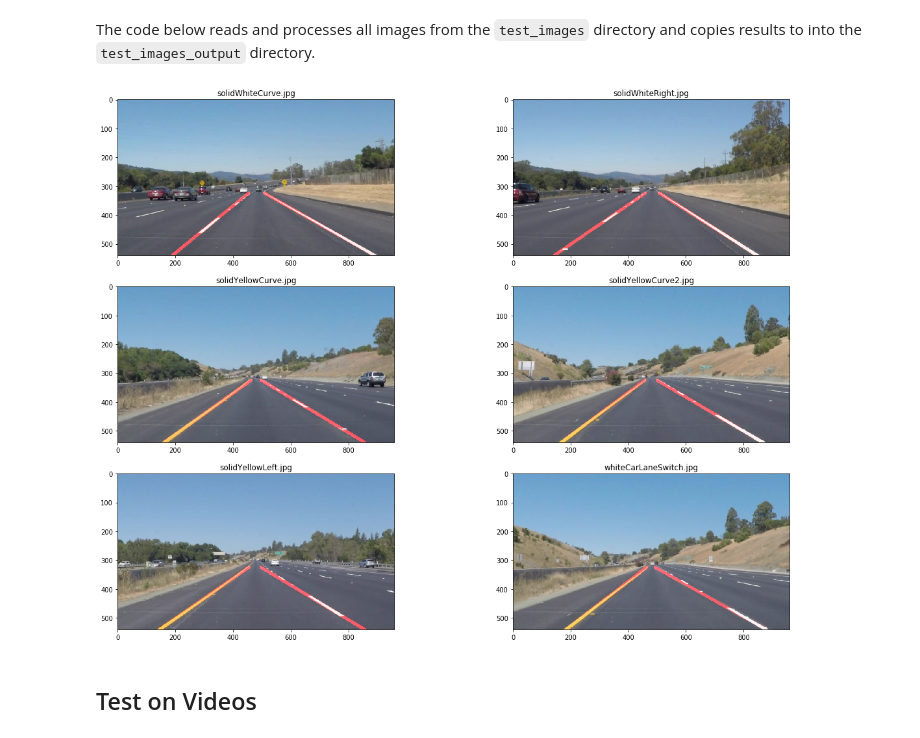
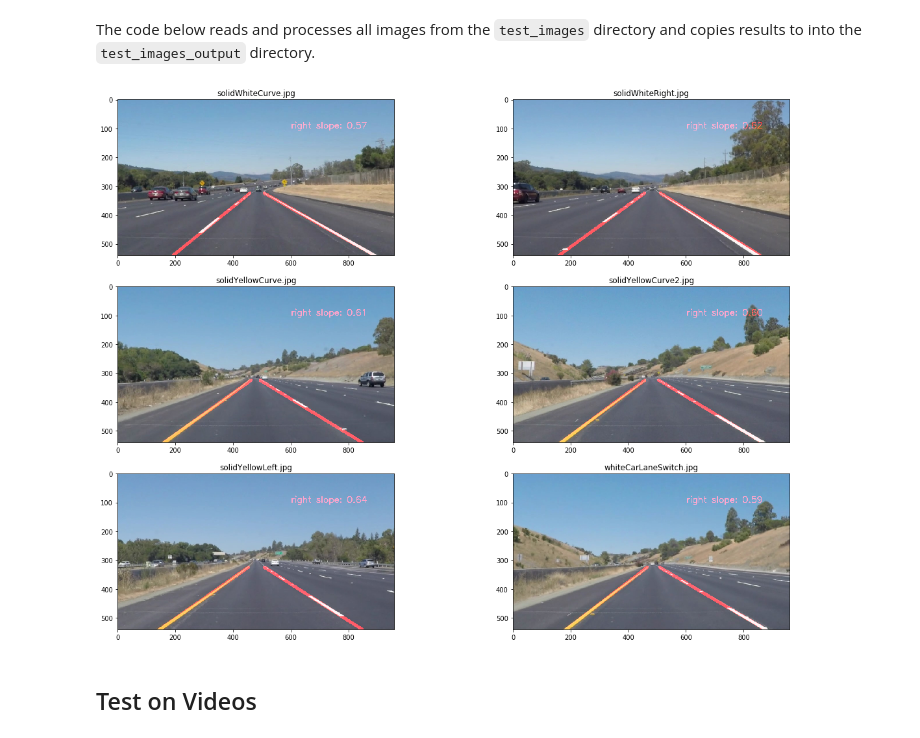
Before and after one commit to yura/CarND-LaneLines-P1-Solution, a Jupyter notebook: P1.ipynb, the cells around one changed output. Cells and saved outputs as stored; diff of their text form; code cells hidden in the pictures.

Commit message:
adding debug and changing params for Hough Transform according to the feedback

```diff
--- a/P1.ipynb
+++ b/P1.ipynb
@@ -7,7 +7,7 @@
 ## Import Packages
 # %%
 # Add debug info on the images
-DEBUG = False
+DEBUG = True
 
 #importing some useful packages
 import math
@@ -191,11 +191,9 @@ def lane_line(img, lines):
 
 def print_debug(img, lines):
     font = cv2.FONT_HERSHEY_SIMPLEX
-    #if len(lines) == 1:
-    #    cv2.putText(img, ("right slope: %.2f" % lines[0]['slope']), (600,100), font, 1,(255,0,0),2)
 
     if len(lines) == 2:
-        cv2.putText(img, ("right slope: %.2f" % lines[1]['slope']), (600,100), font, 1,(255,0,0),2)
+        cv2.putText(img, ("right slope: {:.2f}".format(lines[1]['slope'])), (600,100), font, 1,(255,0,0),2)
 
 def draw_lines(img, lines, color=[255, 0, 0], thickness=2):
     """
@@ -218,6 +216,8 @@ def draw_lines(img, lines, color=[255, 0, 0], thickness=2):
     # 2. Find the lowest points for each edge line and extrapolate it to the bottom of the image
     # 3. Find the highest points for each edge line and extrapolate all the lines to the same height
     # 4. Calculate a middle line for each line
+
+
 
     left = []
     right = []
@@ -273,9 +273,8 @@ def hough_lines(img, rho, theta, threshold, min_line_len, max_line_gap):
     Returns an image with hough lines drawn.
     """
     lines = cv2.HoughLinesP(img, rho, theta, threshold, np.array([]), minLineLength=min_line_len, maxLineGap=max_line_gap)
-    line_img = np.zeros((img.shape[0], img.shape[1], 3), dtype=np.uint8)
-    draw_lines(line_img, lines)
-    return line_img
+
+    return lines
 
 # Python 3 has support for cool math symbols.
 def weighted_img(img, initial_img, α=0.8, β=1., λ=0.):
@@ -292,7 +291,7 @@ def weighted_img(img, initial_img, α=0.8, β=1., λ=0.):
     """
     return cv2.addWeighted(initial_img, α, img, β, λ)
 
-def process_image(img):
+def process_image(img, file_name=None):
     # Convert to grayscale
     gray = grayscale(img)
 
@@ -318,14 +317,33 @@ def process_image(img):
     # Find all lines from the points using Hough Transform and draw it
     rho = 2 # distance resolution in pixels of the Hough grid
     theta = np.pi/180 # angular resolution in radians of the Hough grid
-    threshold = 15   # minimum number of votes (intersections in Hough grid cell)
-    min_line_length = 30 # 30 # minimum number of pixels making up a line
-    max_line_gap = 20 # maximum gap in pixels between connectable line segments
-    line_image = hough_lines(masked_edges, rho, theta, threshold, min_line_length, max_line_gap)
+    threshold = 50   # minimum number of votes (intersections in Hough grid cell)
+    min_line_length = 100 # 30 # minimum number of pixels making up a line
+    max_line_gap = 100 # maximum gap in pixels between connectable line segments
+    lines = hough_lines(masked_edges, rho, theta, threshold, min_line_length, max_line_gap)
+
+    line_image = np.zeros((img.shape[0], img.shape[1], 3), dtype=np.uint8)
+    draw_lines(line_image, lines)
 
     # Add image with lines to original image
     weighted = weighted_img(img, line_image)
 
+    if DEBUG and file_name:
+        cv2.imwrite("debug/01-gray-{}".format(file_name), gray)
+        cv2.imwrite("debug/02-denoised-{}".format(file_name), blur_gray)
+        cv2.imwrite("debug/03-edges-{}".format(file_name), edges)
+        cv2.imwrite("debug/04-masked-edges-{}".format(file_name), masked_edges)
+
+        all_lines_image = np.zeros_like(img)
+        for l in lines:
+            x1, y1, x2, y2 = l[0]
+            cv2.line(all_lines_image, (x1, y1), (x2, y2), [255, 0, 0], 1)
+        cv2.imwrite("debug/05-all-lines-{}".format(file_name), all_lines_image)
+
+        cv2.imwrite("debug/06-line-image-{}".format(file_name), line_image)
+        cv2.imwrite("debug/07-weighted-{}".format(file_name), weighted)
+
+
     return weighted
 # %% [markdown]
 ## Test on Images
@@ -334,26 +352,26 @@ The code below reads and processes all images from the `test_images` directory a
 # %%
 import os
 
 input_path = "test_images"
 file_names = os.listdir(input_path)
 
 output_path = "test_images_output"
 
 fig = plt.figure(figsize=(20, 15))
 for i, file_name in enumerate(file_names):
     image = mpimg.imread(os.path.join(input_path, file_name))
 
-    result = process_image(image)
+    result = process_image(image, file_name)
 
     # show image
     a = fig.add_subplot(round(len(file_names) / 2), 2, i+1)
     a.imshow(result)
     a.set_title(file_name)
 
     # save image with lane lines to test_images_output dir
     mpimg.imsave(os.path.join(output_path, file_name), result)
 # %% [output]
-[figure, old version]
+[figure, new version]
 # %% [markdown]
 ## Test on Videos
 # %%
```
Also changed, not shown: parts of 3 cells of this notebook, 1 other file.
